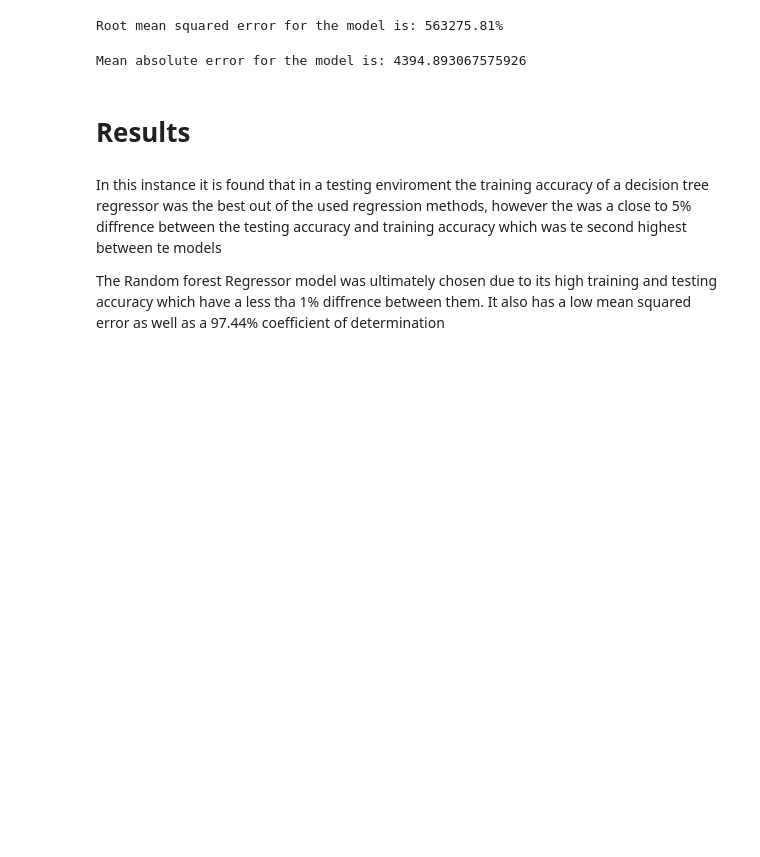
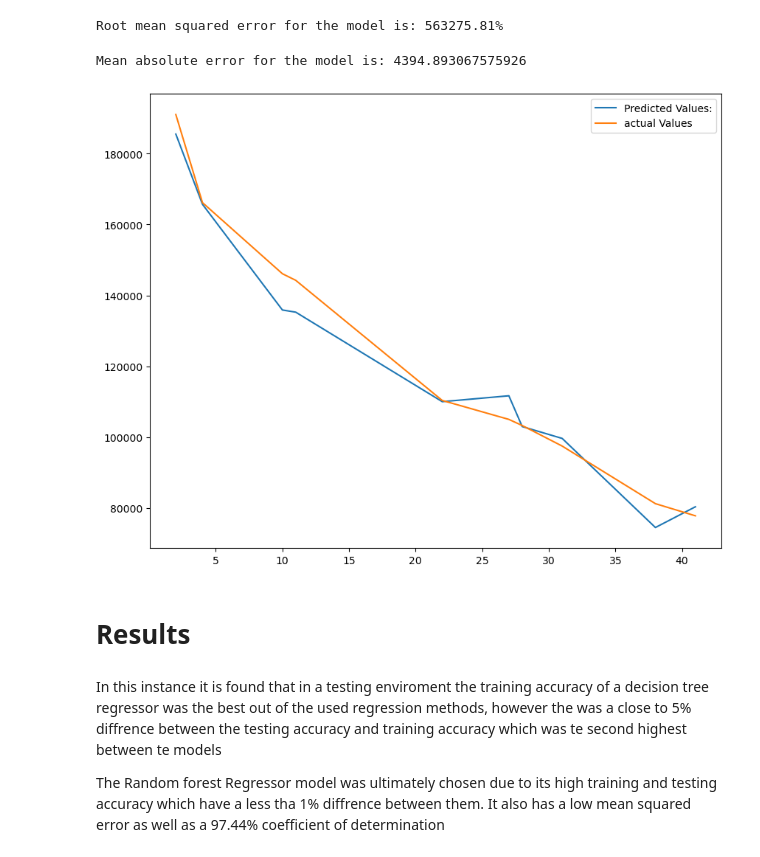
Before and after one commit to TKQhena/50_Startups_Regression-MLG_Assingment3-, a Jupyter notebook: MLG_Assingment_3(Start_UP).ipynb, the cells around one changed output. Cells and saved outputs as stored; diff of their text form; code cells hidden in the pictures; blank space fills up the shorter version.

```diff
--- a/MLG_Assingment_3(Start_UP).ipynb
+++ b/MLG_Assingment_3(Start_UP).ipynb
@@ -291,6 +291,10 @@ mae = mean_absolute_error(y_test, y_prediction)
 print(f"Mean absolute error for the model is: {mae}")
 # %% [output]
 Mean absolute error for the model is: 4394.893067575926
+# %%
+lineplt = df.plot.line(figsize=(10,8))
+# %% [output]
+[figure, added]
 # %% [markdown]
 # Results
 # %% [markdown]
```
Also changed, not shown: parts of 3 cells of this notebook, 1 other file.
